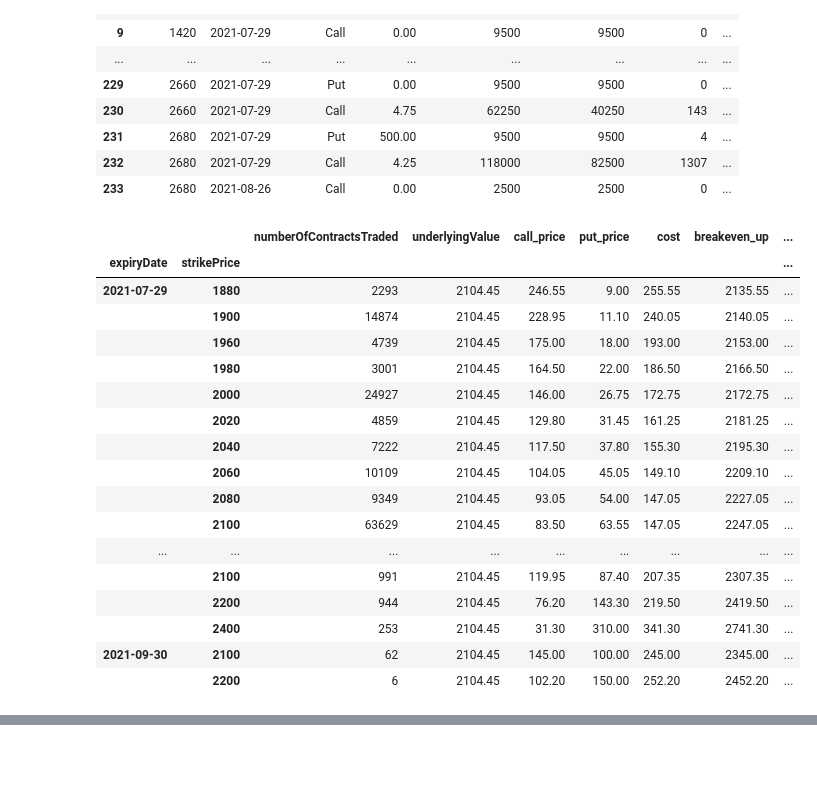
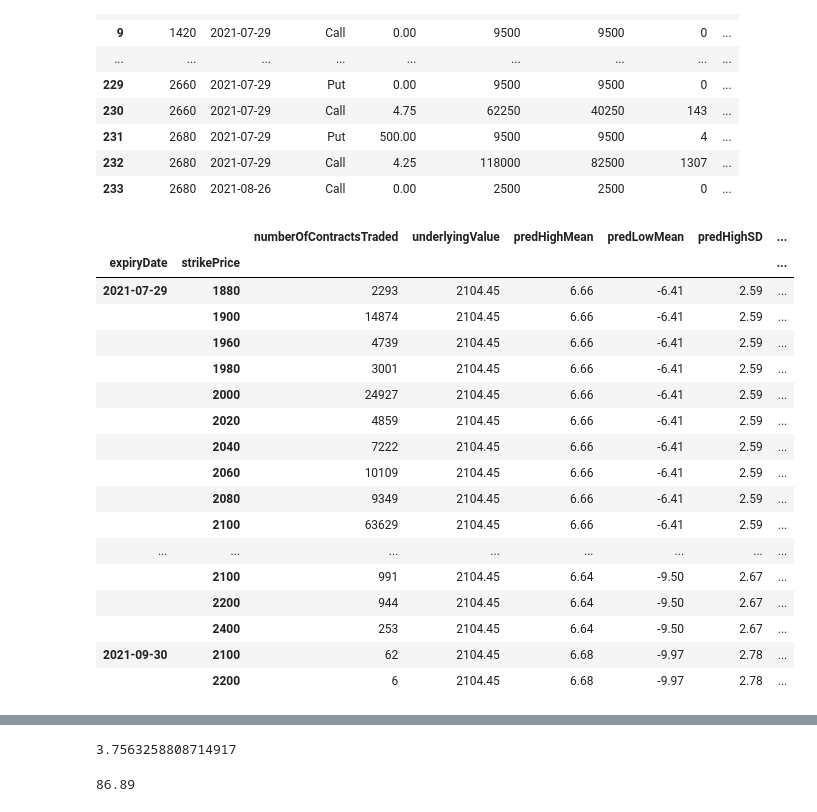
Before and after one commit to rahulspsec/JupyterNB_PortfolioTools, a Jupyter notebook: jupyter notebooks/Analysis/Options/Predictions.ipynb, the cells around one changed output, grey strips where cells are left out. Cells and saved outputs as stored; diff of their text form; code cells hidden in the pictures; blank space fills up the shorter version.

```diff
--- a/jupyter notebooks/Analysis/Options/Predictions.ipynb
+++ b/jupyter notebooks/Analysis/Options/Predictions.ipynb
@@ -249,53 +249,53 @@ def groupImpliedVolatility(data, optionType = 'Call'):
         return 0
 
 # Append price ranges
 option_chain['predHighMean'] = option_chain['expiryDate'].apply(lambda x: forecast[x]['High']['Pred Value'])
 option_chain['predLowMean'] = option_chain['expiryDate'].apply(lambda x: forecast[x]['Low']['Pred Value'])
 option_chain['predHighSD'] = option_chain['expiryDate'].apply(lambda x: forecast[x]['High']['SD'])
 option_chain['predLowSD'] = option_chain['expiryDate'].apply(lambda x: forecast[x]['Low']['SD'])
 
 straddleDetails = option_chain.groupby(['expiryDate', 'strikePrice']).agg({'numberOfContractsTraded' : sum,
                                                                            'underlyingValue': max,
                                                                           'predHighMean': max,
                                                                           'predLowMean':max,
                                                                           'predHighSD':max,
                                                                           'predLowSD':max})
 straddleDetails['call_price'] = option_chain.groupby(['expiryDate', 'strikePrice']).apply(callPrice)
 straddleDetails['put_price'] = option_chain.groupby(['expiryDate', 'strikePrice']).apply(putPrice)
 straddleDetails['cost'] = option_chain.groupby(['expiryDate', 'strikePrice']).apply(straddleCost)
 straddleDetails['breakeven_up'] = option_chain.groupby(['expiryDate', 'strikePrice']).apply(straddleBreakEven,'up')
 straddleDetails['breakeven_down'] = option_chain.groupby(['expiryDate', 'strikePrice']).apply(straddleBreakEven,'down')
 straddleDetails['breakeven_up_per'] = option_chain.groupby(['expiryDate', 'strikePrice']).apply(straddleBreakEven,'up', True)
 straddleDetails['breakeven_down_per'] = option_chain.groupby(['expiryDate', 'strikePrice']).apply(straddleBreakEven,'down', True)
 straddleDetails['iv_pe'] = option_chain.groupby(['expiryDate', 'strikePrice']).apply(groupImpliedVolatility,'Put')
 straddleDetails['iv_ce'] = option_chain.groupby(['expiryDate', 'strikePrice']).apply(groupImpliedVolatility,'Call')
 straddleDetails = straddleDetails[straddleDetails['numberOfContractsTraded'] > 0]
 straddleDetails = straddleDetails[straddleDetails['iv_ce'] > 0]
 straddleDetails = straddleDetails[straddleDetails['iv_pe'] > 0]
 straddleDetails['probUp'] = straddleDetails[['predHighMean', 'predHighSD','breakeven_up_per']].apply(lambda x: round(100-st.norm.cdf((x['breakeven_up_per'] - x['predHighMean'])/x['predHighSD'])*100,2), axis=1)
 straddleDetails['probDown'] = straddleDetails[['predLowMean', 'predLowSD','breakeven_down_per']].apply(lambda x: round(st.norm.cdf((x['breakeven_down_per'] - x['predLowMean'])/x['predLowSD'])*100,2), axis=1)
-straddleDetails['probability'] = (straddleDetails['probUp'] + straddleDetails['probDown'])/2
-straddleDetails = straddleDetails[straddleDetails.columns.drop(['predHighMean', 'predHighSD','predLowMean', 'predLowSD'])]
+straddleDetails['probStraddle'] = (straddleDetails['probUp'] + straddleDetails['probDown'])/2
+#straddleDetails = straddleDetails[straddleDetails.columns.drop(['predHighMean', 'predHighSD','predLowMean', 'predLowSD'])]
 straddleDetails
 # %% [output]
-|  |  | numberOfContractsTraded | underlyingValue | call_price | put_price | cost | breakeven_up | ... |
-| expiryDate | strikePrice |  |  |  |  |  |  | ... |
-| 2021-07-29 | 1880 | 2293 | 2104.45 | 246.55 | 9.00 | 255.55 | 2135.55 | ... |
-|  | 1900 | 14874 | 2104.45 | 228.95 | 11.10 | 240.05 | 2140.05 | ... |
-|  | 1960 | 4739 | 2104.45 | 175.00 | 18.00 | 193.00 | 2153.00 | ... |
-|  | 1980 | 3001 | 2104.45 | 164.50 | 22.00 | 186.50 | 2166.50 | ... |
-|  | 2000 | 24927 | 2104.45 | 146.00 | 26.75 | 172.75 | 2172.75 | ... |
-|  | 2020 | 4859 | 2104.45 | 129.80 | 31.45 | 161.25 | 2181.25 | ... |
-|  | 2040 | 7222 | 2104.45 | 117.50 | 37.80 | 155.30 | 2195.30 | ... |
-|  | 2060 | 10109 | 2104.45 | 104.05 | 45.05 | 149.10 | 2209.10 | ... |
-|  | 2080 | 9349 | 2104.45 | 93.05 | 54.00 | 147.05 | 2227.05 | ... |
-|  | 2100 | 63629 | 2104.45 | 83.50 | 63.55 | 147.05 | 2247.05 | ... |
-| ... | ... | ... | ... | ... | ... | ... | ... | ... |
-|  | 2100 | 991 | 2104.45 | 119.95 | 87.40 | 207.35 | 2307.35 | ... |
-|  | 2200 | 944 | 2104.45 | 76.20 | 143.30 | 219.50 | 2419.50 | ... |
-|  | 2400 | 253 | 2104.45 | 31.30 | 310.00 | 341.30 | 2741.30 | ... |
-| 2021-09-30 | 2100 | 62 | 2104.45 | 145.00 | 100.00 | 245.00 | 2345.00 | ... |
-|  | 2200 | 6 | 2104.45 | 102.20 | 150.00 | 252.20 | 2452.20 | ... |
+|  |  | numberOfContractsTraded | underlyingValue | predHighMean | predLowMean | predHighSD | ... |
+| expiryDate | strikePrice |  |  |  |  |  | ... |
+| 2021-07-29 | 1880 | 2293 | 2104.45 | 6.66 | -6.41 | 2.59 | ... |
+|  | 1900 | 14874 | 2104.45 | 6.66 | -6.41 | 2.59 | ... |
+|  | 1960 | 4739 | 2104.45 | 6.66 | -6.41 | 2.59 | ... |
+|  | 1980 | 3001 | 2104.45 | 6.66 | -6.41 | 2.59 | ... |
+|  | 2000 | 24927 | 2104.45 | 6.66 | -6.41 | 2.59 | ... |
+|  | 2020 | 4859 | 2104.45 | 6.66 | -6.41 | 2.59 | ... |
+|  | 2040 | 7222 | 2104.45 | 6.66 | -6.41 | 2.59 | ... |
+|  | 2060 | 10109 | 2104.45 | 6.66 | -6.41 | 2.59 | ... |
+|  | 2080 | 9349 | 2104.45 | 6.66 | -6.41 | 2.59 | ... |
+|  | 2100 | 63629 | 2104.45 | 6.66 | -6.41 | 2.59 | ... |
+| ... | ... | ... | ... | ... | ... | ... | ... |
+|  | 2100 | 991 | 2104.45 | 6.64 | -9.50 | 2.67 | ... |
+|  | 2200 | 944 | 2104.45 | 6.64 | -9.50 | 2.67 | ... |
+|  | 2400 | 253 | 2104.45 | 6.64 | -9.50 | 2.67 | ... |
+| 2021-09-30 | 2100 | 62 | 2104.45 | 6.68 | -9.97 | 2.78 | ... |
+|  | 2200 | 6 | 2104.45 | 6.68 | -9.97 | 2.78 | ... |
 # %%
 expiryDates.sort()
 rows = round(len(expiryDates)/2)
@@ -324,0 +327,8 @@ fig.show()
+# %%
+100*(2183.50/2104.45 -1)
+# %% [output]
+3.7563258808714917
+# %%
+round(100-st.norm.cdf((3.7563258808714917 - 6.66)/2.59)*100,2)
+# %% [output]
+86.89
```
Also changed, not shown: parts of 8 cells of this notebook.
